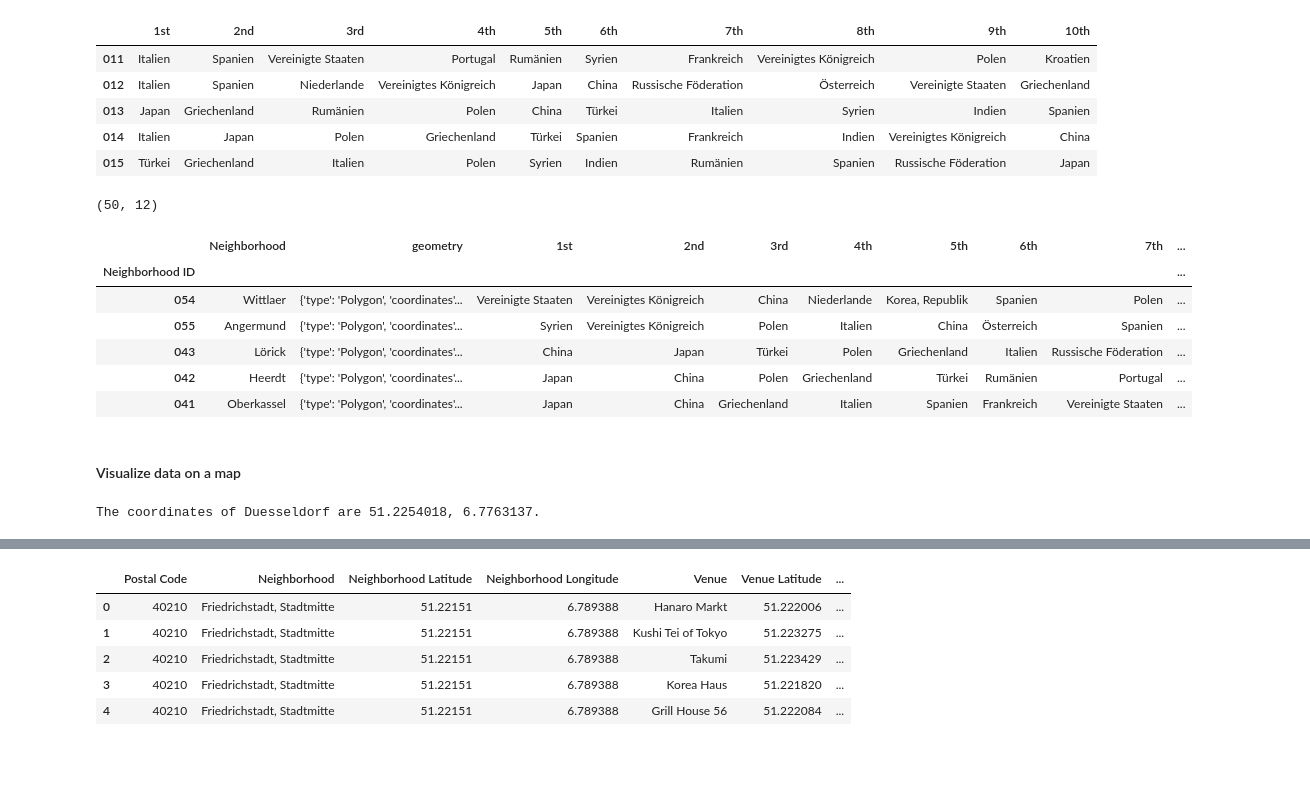
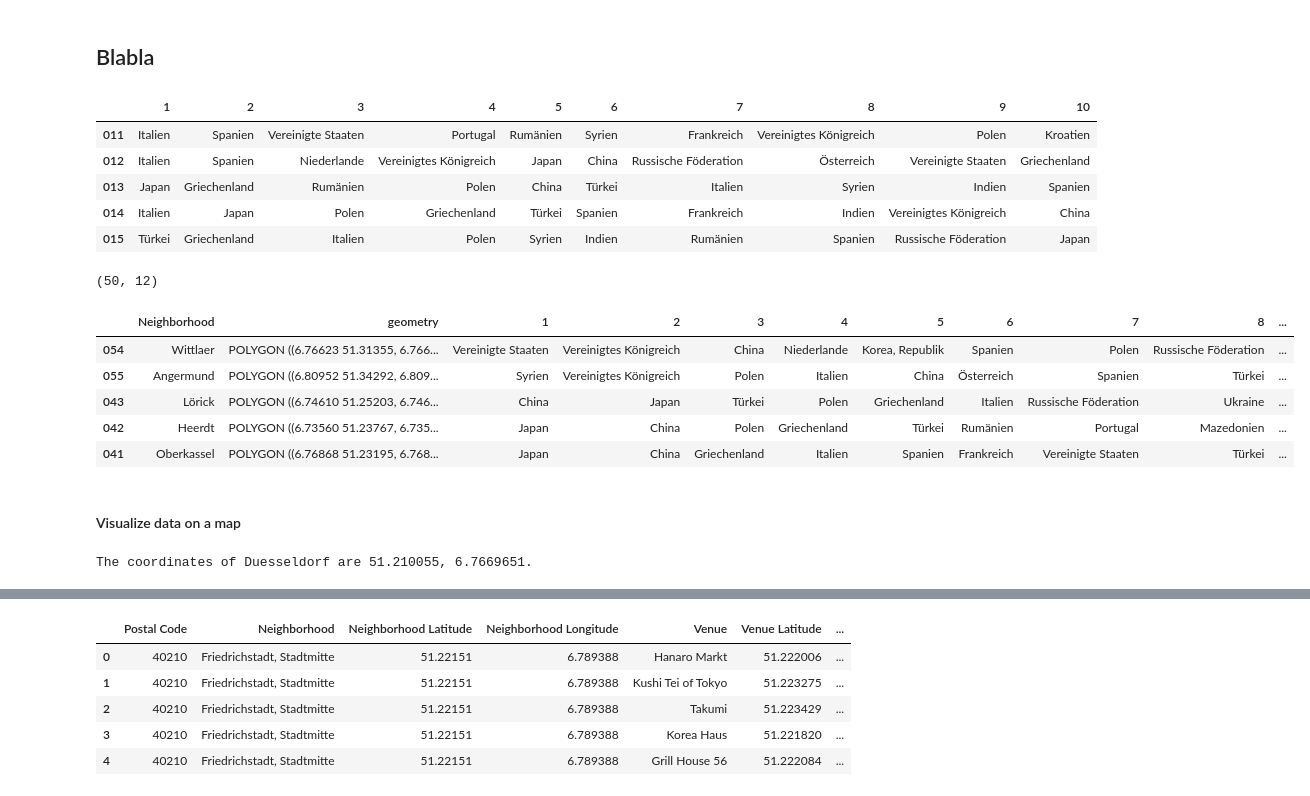
Before and after one commit to omoell/Coursera_Capstone, a Jupyter notebook: coursera_final_capstone.ipynb, the cells around one changed output, grey strips where cells are left out. Cells and saved outputs as stored; diff of their text form; code cells hidden in the pictures; blank space fills up the shorter version.

Commit message:
Changed to Moving between Residential Areas

```diff
--- a/coursera_final_capstone.ipynb
+++ b/coursera_final_capstone.ipynb
@@ -173,0 +60,4 @@ On average less than 1% of popluation is missing, with a maximum value of 12% in
+# %%
+neighborhoods_orig = gpd.read_file('dus_neighborhoods.geojson')
+print(neighborhoods_orig.shape)
+neighborhoods_orig.head()
@@ -173,0 +72,12 @@ On average less than 1% of popluation is missing, with a maximum value of 12% in
+# %%
+neighborhoods = (neighborhoods_orig.drop(['Quelle', 'Stand', 'Stadtbezirk'], axis=1)
+                                   .rename(columns={'Stadtteil': 'Neighborhood ID',
+                                                    'Name': 'Neighborhood',
+                                                    'geometry': 'Neighborhood Geometry'
+                                                   })
+                                   .set_index('Neighborhood ID')
+                                   .rename(index=lambda x: f'{x:03d}')
+                )
+
+print(neighborhoods.shape)
+neighborhoods.head()
@@ -173,0 +327,18 @@ On average less than 1% of popluation is missing, with a maximum value of 12% in
+# %%
+top = 10
+top_bottom = np.r_[0:top, -top:0]
+
+dus_top_bottom = (dus_data.assign(MovingsPerc=lambda x: x['Movings']/x['Population']*100)
+                          .sort_values(by='MovingsPerc', ascending=True)
+                          .iloc[top_bottom])
+pos_neg = (dus_top_bottom['MovingsPerc'] > 0).map({True: 'g', False: 'r'})
+
+fig = plt.figure(figsize=(12,7))
+ax0 = fig.add_subplot(111)
+dus_top_bottom.plot(kind='bar',
+                    x='Neighborhood',
+                    y='MovingsPerc',
+                    legend=False,
+                    color=pos_neg,
+                    ax=ax0
+                   );
@@ -174,3 +527,5 @@ On average less than 1% of popluation is missing, with a maximum value of 12% in
+# %% [markdown]
+## Blabla
 # %%
 def return_top_nationalities(neighborhood, top, threshold=1):
     top += 1
@@ -187,12 +542,12 @@ nationality_t = nationality.apply(lambda x: x / x.sum(), axis=1).transpose()
 for neighborhood in nationality_t:
     top_nationalities_dict[neighborhood] = return_top_nationalities(nationality_t[neighborhood], top)
 
-columns = ['1st', '2nd', '3rd'] + [f'{str(x)}th' for x in range(4, top + 1)]
+columns = [str(x) for x in range(1, top + 1)]
 top_nationalities = pd.DataFrame(top_nationalities_dict).transpose()
 top_nationalities.columns = columns
 top_nationalities.head()
 # %% [output]
-|  | 1st | 2nd | 3rd | 4th | 5th | 6th | 7th | 8th | 9th | 10th |
+|  | 1 | 2 | 3 | 4 | 5 | 6 | 7 | 8 | 9 | 10 |
 | 011 | Italien | Spanien | Vereinigte Staaten | Portugal | Rumänien | Syrien | Frankreich | Vereinigtes Königreich | Polen | Kroatien |
 | 012 | Italien | Spanien | Niederlande | Vereinigtes Königreich | Japan | China | Russische Föderation | Österreich | Vereinigte Staaten | Griechenland |
 | 013 | Japan | Griechenland | Rumänien | Polen | China | Türkei | Italien | Syrien | Indien | Spanien |
@@ -201,32 +556,31 @@ top_nationalities.head()
 # %%
 # Join neighborhoods and nationality data on 'Neighborhood ID' and calculate percentage of nationality per neighborhood
 dus_data = neighborhoods.merge(top_nationalities,
                                how='inner',
-                               left_on='Neighborhood ID',
+                               left_index=True,
                                right_index=True
                               )
 print(dus_data.shape)
 dus_data.head()
 # %% [output]
 (50, 12)
-|  | Neighborhood | geometry | 1st | 2nd | 3rd | 4th | 5th | 6th | 7th | ... |
-| Neighborhood ID |  |  |  |  |  |  |  |  |  | ... |
-| 054 | Wittlaer | {'type': 'Polygon', 'coordinates'... | Vereinigte Staaten | Vereinigtes Königreich | China | Niederlande | Korea, Republik | Spanien | Polen | ... |
-| 055 | Angermund | {'type': 'Polygon', 'coordinates'... | Syrien | Vereinigtes Königreich | Polen | Italien | China | Österreich | Spanien | ... |
-| 043 | Lörick | {'type': 'Polygon', 'coordinates'... | China | Japan | Türkei | Polen | Griechenland | Italien | Russische Föderation | ... |
-| 042 | Heerdt | {'type': 'Polygon', 'coordinates'... | Japan | China | Polen | Griechenland | Türkei | Rumänien | Portugal | ... |
-| 041 | Oberkassel | {'type': 'Polygon', 'coordinates'... | Japan | China | Griechenland | Italien | Spanien | Frankreich | Vereinigte Staaten | ... |
+|  | Neighborhood | geometry | 1 | 2 | 3 | 4 | 5 | 6 | 7 | 8 | ... |
+| 054 | Wittlaer | POLYGON ((6.76623 51.31355, 6.766... | Vereinigte Staaten | Vereinigtes Königreich | China | Niederlande | Korea, Republik | Spanien | Polen | Russische Föderation | ... |
+| 055 | Angermund | POLYGON ((6.80952 51.34292, 6.809... | Syrien | Vereinigtes Königreich | Polen | Italien | China | Österreich | Spanien | Türkei | ... |
+| 043 | Lörick | POLYGON ((6.74610 51.25203, 6.746... | China | Japan | Türkei | Polen | Griechenland | Italien | Russische Föderation | Ukraine | ... |
+| 042 | Heerdt | POLYGON ((6.73560 51.23767, 6.735... | Japan | China | Polen | Griechenland | Türkei | Rumänien | Portugal | Mazedonien | ... |
+| 041 | Oberkassel | POLYGON ((6.76868 51.23195, 6.768... | Japan | China | Griechenland | Italien | Spanien | Frankreich | Vereinigte Staaten | Türkei | ... |
 # %% [markdown]
 #### Visualize data on a map
 # %%
 dus_centre = Nominatim(user_agent='dus')
-location = dus_centre.geocode(query='Düsseldorf', country_codes='de')
+location = dus_centre.geocode(query='Unterbilk, Düsseldorf', country_codes='de')
 dus_latitude = location.latitude
 dus_longitude = location.longitude
 
 print(f'The coordinates of Duesseldorf are {dus_latitude}, {dus_longitude}.')
 # %% [output]
-The coordinates of Duesseldorf are 51.2254018, 6.7763137.
+The coordinates of Duesseldorf are 51.210055, 6.7669651.
 # %%
 # create map centered on Duesseldorf
 map_dus = folium.Map(location=[dus_latitude, dus_longitude],
```
Also changed, not shown: parts of 58 cells of this notebook, 12 other files.
